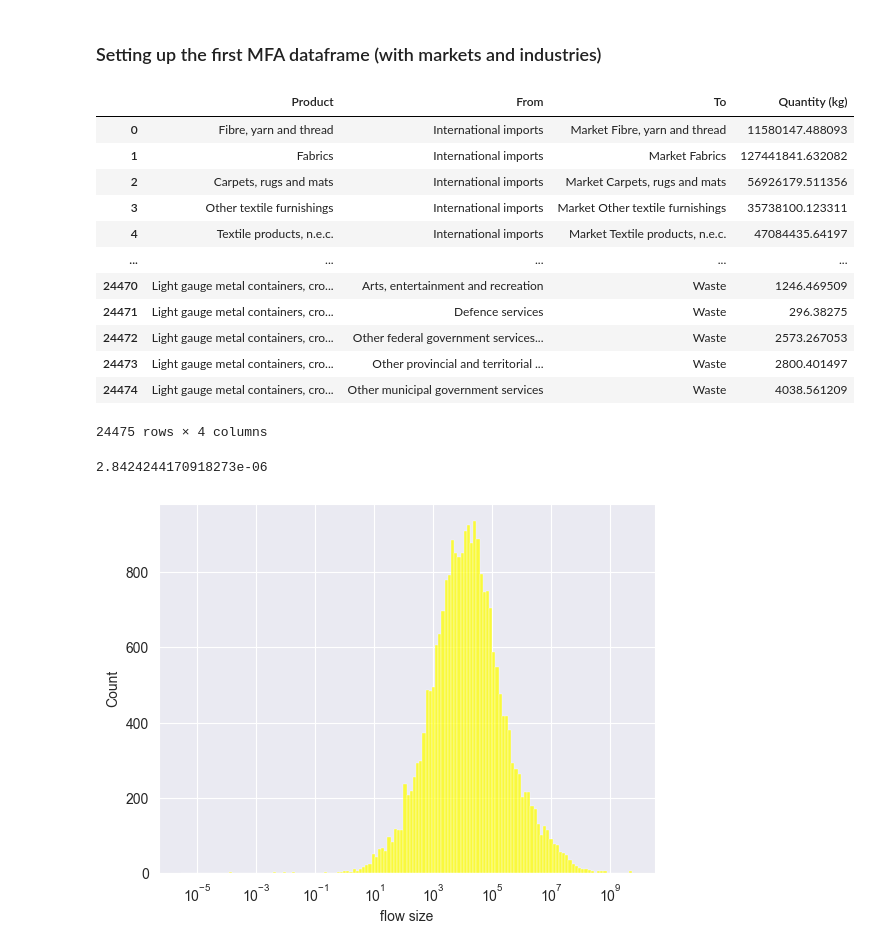
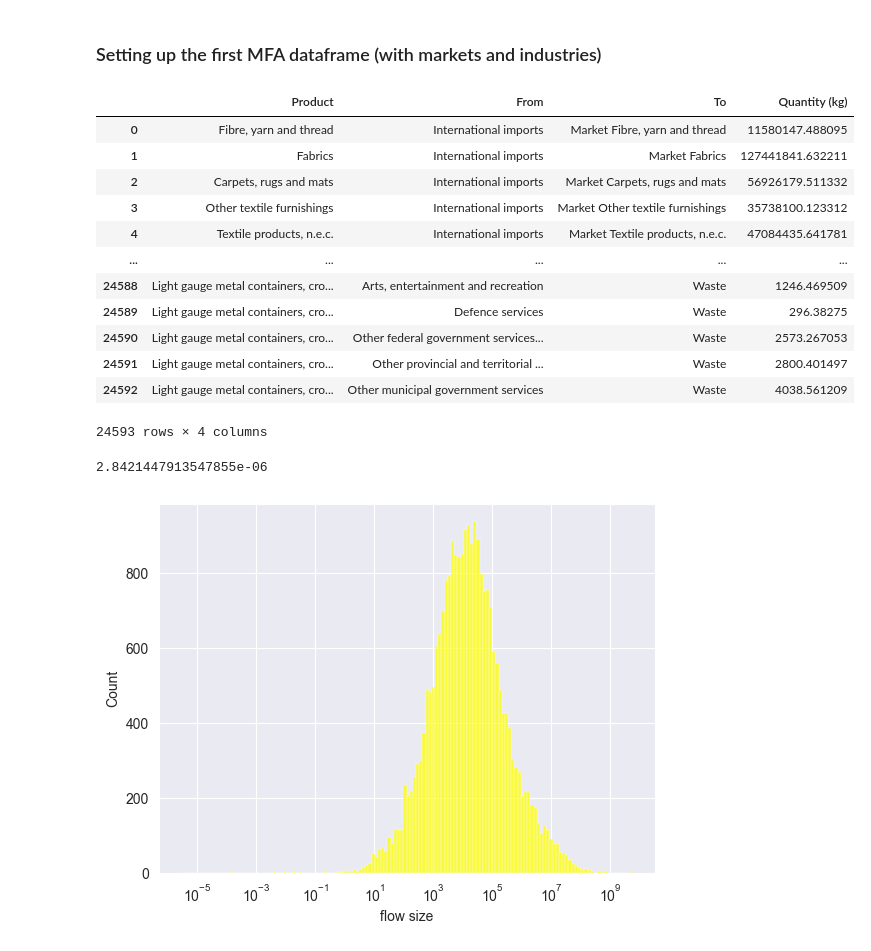
Before and after one commit to frehle/SUT-to-MFA-for-plastics, a Jupyter notebook: SUT-to-MFA_main-pipeline.ipynb, the cells around one changed output. Saved outputs shown, nothing was run; the diff lists cells and outputs as text; code cells hidden in the pictures.

```diff
--- a/SUT-to-MFA_main-pipeline.ipynb
+++ b/SUT-to-MFA_main-pipeline.ipynb
@@ -1323,7 +1324,7 @@ new_rows = pd.DataFrame({
 rows_list.append(new_rows)
 
 Y_mass_changes = Y_mass_MFA.loc[:, 'Changes to inventories'] #intermediate dataframe
-stacked = Y_mass_changes[Y_mass_car != 0]
+stacked = Y_mass_changes[Y_mass_changes != 0]
 stacked = stacked.reset_index()
 stacked.columns = ['Product', 'Quantity (kg)']
 new_rows = pd.DataFrame({
@@ -1348,50 +1349,50 @@ stacked.columns = ['Product', 'Industry', 'Quantity (kg)']
 new_rows = pd.DataFrame({
     'Product': stacked['Product'],
     'From': 'Market ' + stacked['Product'],
     'To': stacked['Industry'],
     'Quantity (kg)': stacked['Quantity (kg)']
 })
 rows_list.append(new_rows)
 
 #supply of these packaging products by industry to waste
 stacked = U_pack_mass.stack()
 stacked = stacked[stacked != 0]
 stacked = stacked.reset_index()
 stacked.columns = ['Product', 'Industry', 'Quantity (kg)']
 new_rows = pd.DataFrame({
     'Product': stacked['Product'],
     'From': stacked['Industry'],
     'To': 'Waste',
     'Quantity (kg)': stacked['Quantity (kg)']
 })
 rows_list.append(new_rows)
 
 df_MFA = pd.concat(rows_list, ignore_index=True)
 
 #some last minute modifications
 #df_MFA[df_MFA =='Changes to inventories'] = 'National stock'
 df_MFA = df_MFA.dropna()
 df_MFA.to_csv(f'df_MFA.csv')
 df_MFA
 # %% [output]
 |  | Product | From | To | Quantity (kg) |
-| 0 | Fibre, yarn and thread | International imports | Market Fibre, yarn and thread | 11580147.488093 |
-| 1 | Fabrics | International imports | Market Fabrics | 127441841.632082 |
-| 2 | Carpets, rugs and mats | International imports | Market Carpets, rugs and mats | 56926179.511356 |
-| 3 | Other textile furnishings | International imports | Market Other textile furnishings | 35738100.123311 |
-| 4 | Textile products, n.e.c. | International imports | Market Textile products, n.e.c. | 47084435.64197 |
+| 0 | Fibre, yarn and thread | International imports | Market Fibre, yarn and thread | 11580147.488095 |
+| 1 | Fabrics | International imports | Market Fabrics | 127441841.632211 |
+| 2 | Carpets, rugs and mats | International imports | Market Carpets, rugs and mats | 56926179.511332 |
+| 3 | Other textile furnishings | International imports | Market Other textile furnishings | 35738100.123312 |
+| 4 | Textile products, n.e.c. | International imports | Market Textile products, n.e.c. | 47084435.641781 |
 | ... | ... | ... | ... | ... |
-| 24470 | Light gauge metal containers, cro... | Arts, entertainment and recreation | Waste | 1246.469509 |
-| 24471 | Light gauge metal containers, cro... | Defence services | Waste | 296.38275 |
-| 24472 | Light gauge metal containers, cro... | Other federal government services... | Waste | 2573.267053 |
-| 24473 | Light gauge metal containers, cro... | Other provincial and territorial ... | Waste | 2800.401497 |
-| 24474 | Light gauge metal containers, cro... | Other municipal government services | Waste | 4038.561209 |
+| 24588 | Light gauge metal containers, cro... | Arts, entertainment and recreation | Waste | 1246.469509 |
+| 24589 | Light gauge metal containers, cro... | Defence services | Waste | 296.38275 |
+| 24590 | Light gauge metal containers, cro... | Other federal government services... | Waste | 2573.267053 |
+| 24591 | Light gauge metal containers, cro... | Other provincial and territorial ... | Waste | 2800.401497 |
+| 24592 | Light gauge metal containers, cro... | Other municipal government services | Waste | 4038.561209 |
-24475 rows × 4 columns
+24593 rows × 4 columns
 # %%
 #do we have any negative values left?
 df_MFA['Quantity (kg)'].min()
 # %% [output]
-2.8424244170918273e-06
+2.8421447913547855e-06
 # %%
 #histogram
 sns.histplot(data=df_MFA['Quantity (kg)'], color='yellow', bins='auto',log_scale=True)
```
Also changed, not shown: parts of 23 cells of this notebook.
